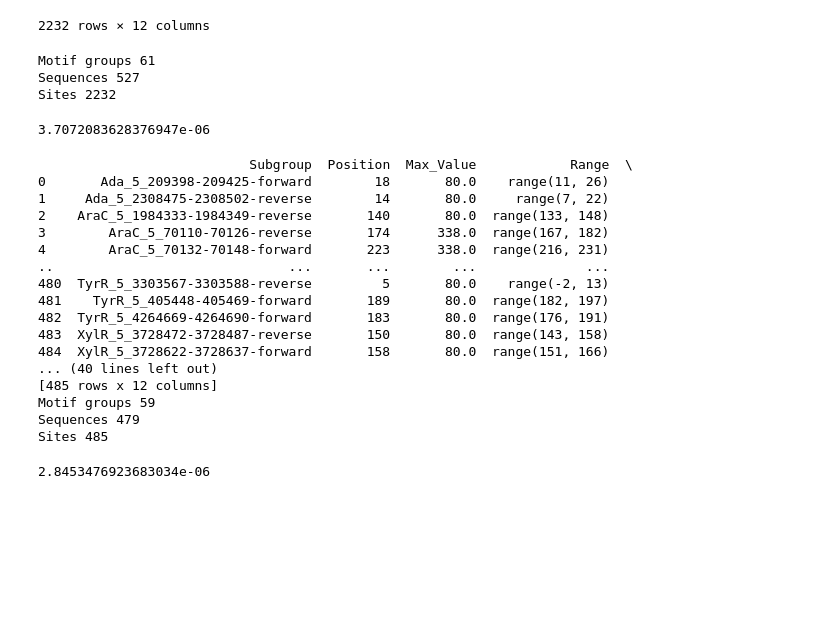
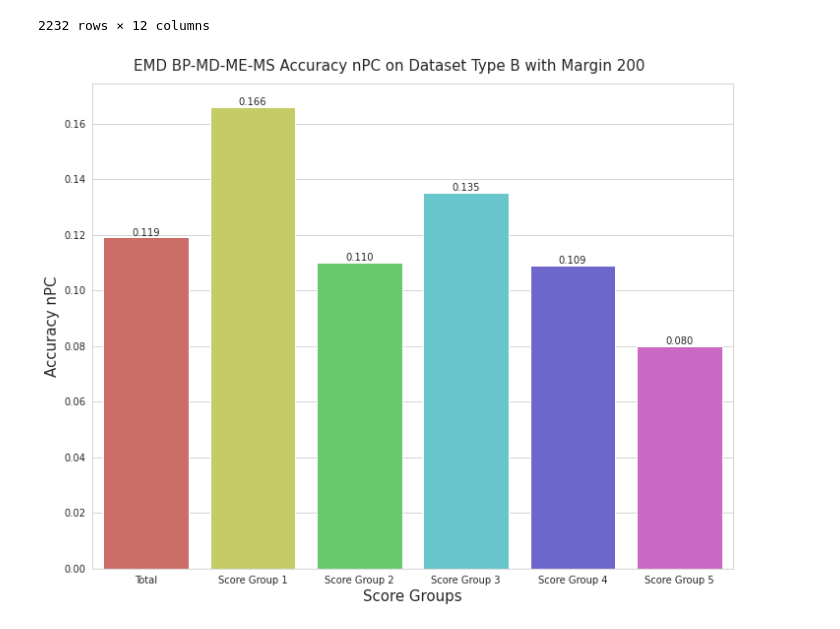
Before and after one commit to SpyrosAlvanakis/Molecular_Algorithms_project, a Jupyter notebook: evaluate_predictions.ipynb, the cells around one changed output. Saved outputs shown, nothing was run; the diff lists cells and outputs as text; code cells hidden in the pictures; blank space fills up the shorter version.

Commit message:
Plot accuracy results on dataset B200 10 runs

```diff
--- a/evaluate_predictions.ipynb
+++ b/evaluate_predictions.ipynb
@@ -159,31 +167,37 @@ predictions_df
 | 2230 | XylR_5_3728472-3728487-reverse | 150 | 80.0 | range(143, 158) | 200 | 216 | CCGCAGACGCACTTTCCAAGTCTATTTAGACCA... | ... |
 | 2231 | XylR_5_3728622-3728637-forward | 158 | 80.0 | range(151, 166) | 200 | 216 | CCGCAGACGCACTTTCCAAGTCTATTTAGACCA... | ... |
 2232 rows × 12 columns
+# %%
+def plot_accuracies(predictions, mode='nPC', dataset='Type B', margin='200', algorithms='BP-MD-ME-MS'):
+    total = round(nucleotide_accuracy(predictions, mode=mode), 3)
+    group1 = round(nucleotide_accuracy(predictions, mode=mode, score_group=1), 3)
+    group2 = round(nucleotide_accuracy(predictions, mode=mode, score_group=2), 3)
+    group3 = round(nucleotide_accuracy(predictions, mode=mode, score_group=3), 3)
+    group4 = round(nucleotide_accuracy(predictions, mode=mode, score_group=4), 3)
+    group5 = round(nucleotide_accuracy(predictions, mode=mode, score_group=5), 3)
+
+    results = {'Total': total,
+               'Score Group 1': group1,
+               'Score Group 2': group2,
+               'Score Group 3': group3,
+               'Score Group 4': group4,
+               'Score Group 5': group5
+               }
+
+    plt.rcParams["figure.autolayout"] = True
+    plt.figure(figsize=(10,8))
+    sns.set_style('whitegrid')
+    ax = sns.barplot(x=list(results.keys()), y=list(results.values()), color = 'blue', palette = 'hls')
+    ax.bar_label(ax.containers[0], fmt='%.3f')
+
+    plt.xlabel('Score Groups', fontsize = 15)
+    plt.ylabel(f'Accuracy {mode}', fontsize = 15)
+
+
+    plt.suptitle(f'EMD {algorithms} Accuracy {mode} on Dataset {dataset} with Margin {margin}', fontsize=15)
+    plt.savefig(f'accuracy_{mode}_{algorithms}_{dataset}{margin}.png')
+    plt.show()
 # %%
-nucleotide_accuracy(predictions_df)
+plot_accuracies(predictions_df)
 # %% [output]
-Motif groups 61
-Sequences 527
-Sites 2232
-3.7072083628376947e-06
+[figure, added]
-# %%
-nucleotide_accuracy(predictions_df, score_group=5)
-# %% [output]
-                           Subgroup  Position  Max_Value            Range  \
-0       Ada_5_209398-209425-forward        18       80.0    range(11, 26)
-1     Ada_5_2308475-2308502-reverse        14       80.0     range(7, 22)
-2    AraC_5_1984333-1984349-reverse       140       80.0  range(133, 148)
-3        AraC_5_70110-70126-reverse       174      338.0  range(167, 182)
-4        AraC_5_70132-70148-forward       223      338.0  range(216, 231)
-..                              ...       ...        ...              ...
-480  TyrR_5_3303567-3303588-reverse         5       80.0    range(-2, 13)
-481    TyrR_5_405448-405469-forward       189       80.0  range(182, 197)
-482  TyrR_5_4264669-4264690-forward       183       80.0  range(176, 191)
-483  XylR_5_3728472-3728487-reverse       150       80.0  range(143, 158)
-484  XylR_5_3728622-3728637-forward       158       80.0  range(151, 166)
-... (40 lines left out)
-[485 rows x 12 columns]
-Motif groups 59
-Sequences 479
-Sites 485
-2.8453476923683034e-06
```
Also changed, not shown: parts of 3 cells of this notebook, 1 other file.
